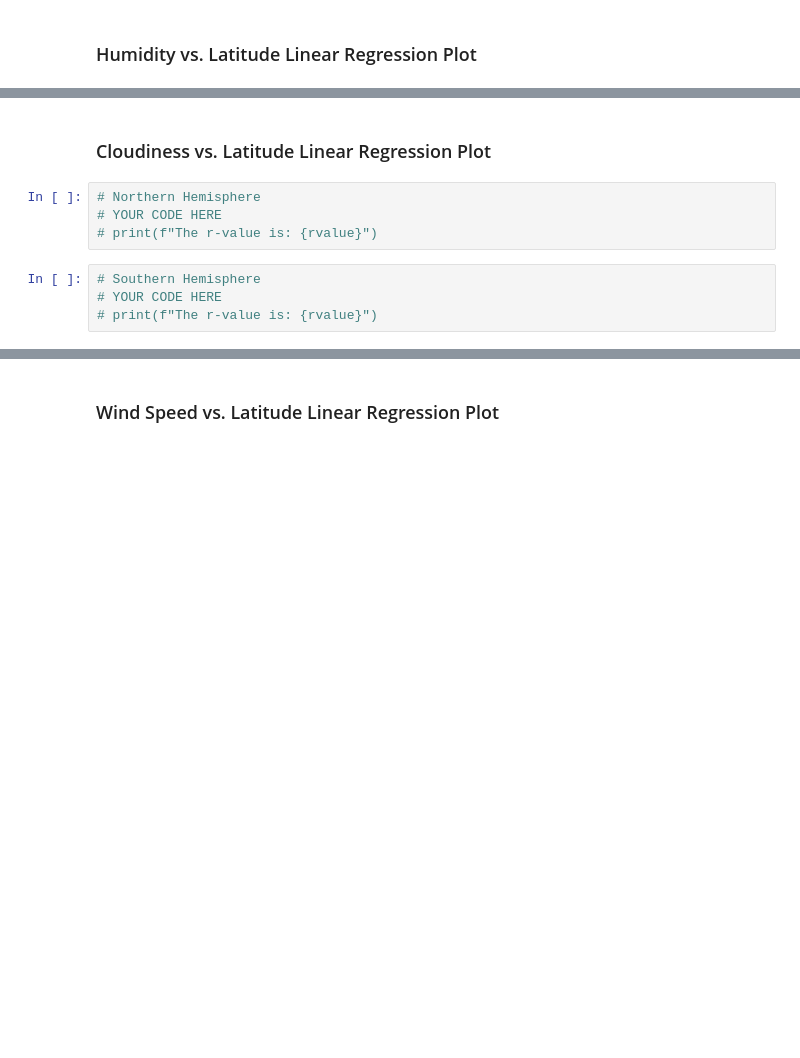
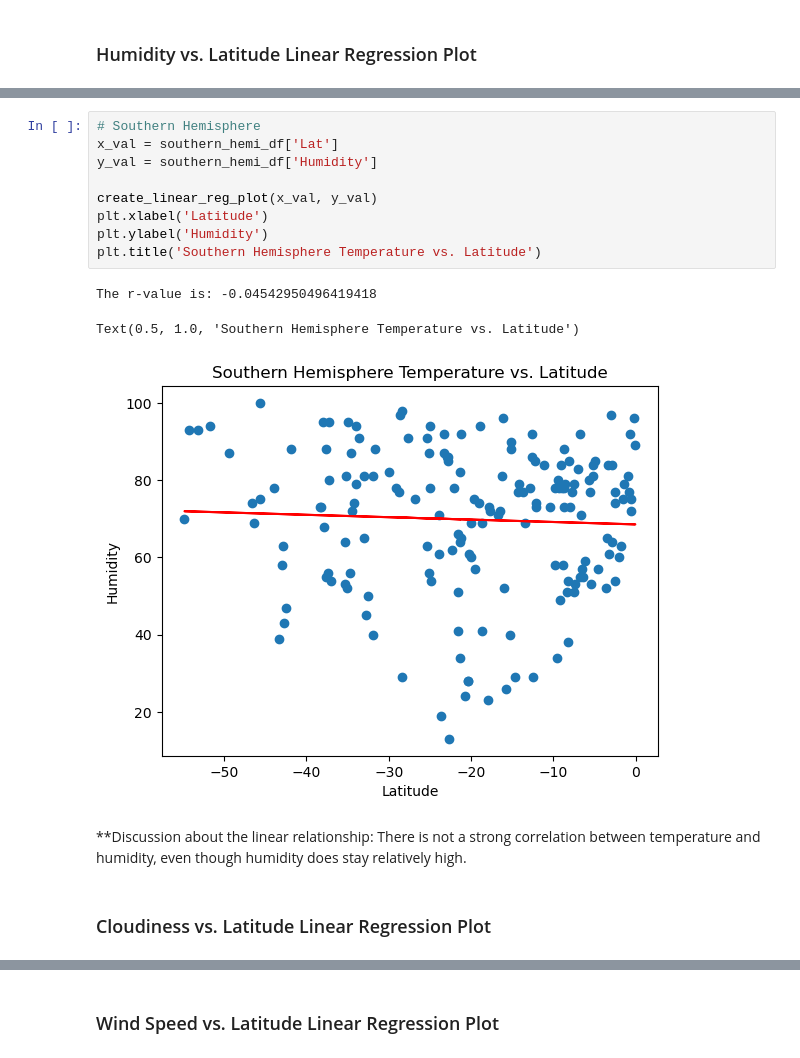
Before and after one commit to gituseraccount1/python-api-challenge, a Jupyter notebook: WeatherPy/WeatherPy.ipynb, the cells around one changed output, grey strips where cells are left out. Cells and saved outputs as stored; diff of their text form; blank space fills up the shorter version.

```diff
--- a/WeatherPy/WeatherPy.ipynb
+++ b/WeatherPy/WeatherPy.ipynb
@@ -334,10 +348,17 @@ The r-value is: -0.6709468760340334
+# %%
+# Southern Hemisphere
+x_val = southern_hemi_df['Lat']
+y_val = southern_hemi_df['Humidity']
+
+create_linear_reg_plot(x_val, y_val)
+plt.xlabel('Latitude')
+plt.ylabel('Humidity')
+plt.title('Southern Hemisphere Temperature vs. Latitude')
+# %% [output]
+The r-value is: -0.04542950496419418
+Text(0.5, 1.0, 'Southern Hemisphere Temperature vs. Latitude')
+[figure, added]
+# %% [markdown]
+**Discussion about the linear relationship: There is not a strong correlation between temperature and humidity, even though humidity does stay relatively high.
 # %% [markdown]
 ### Cloudiness vs. Latitude Linear Regression Plot
-# %%
-# Northern Hemisphere
-# YOUR CODE HERE
-# print(f"The r-value is: {rvalue}")
-# %%
-# Southern Hemisphere
-# YOUR CODE HERE
-# print(f"The r-value is: {rvalue}")
```
Also changed, not shown: parts of 19 cells of this notebook, 2 other files.
